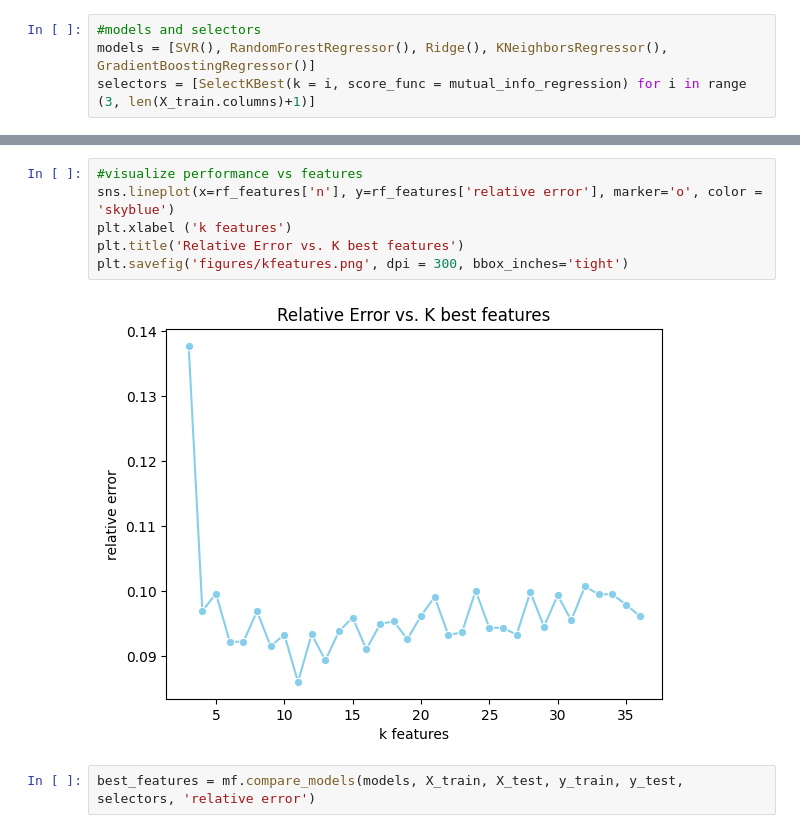
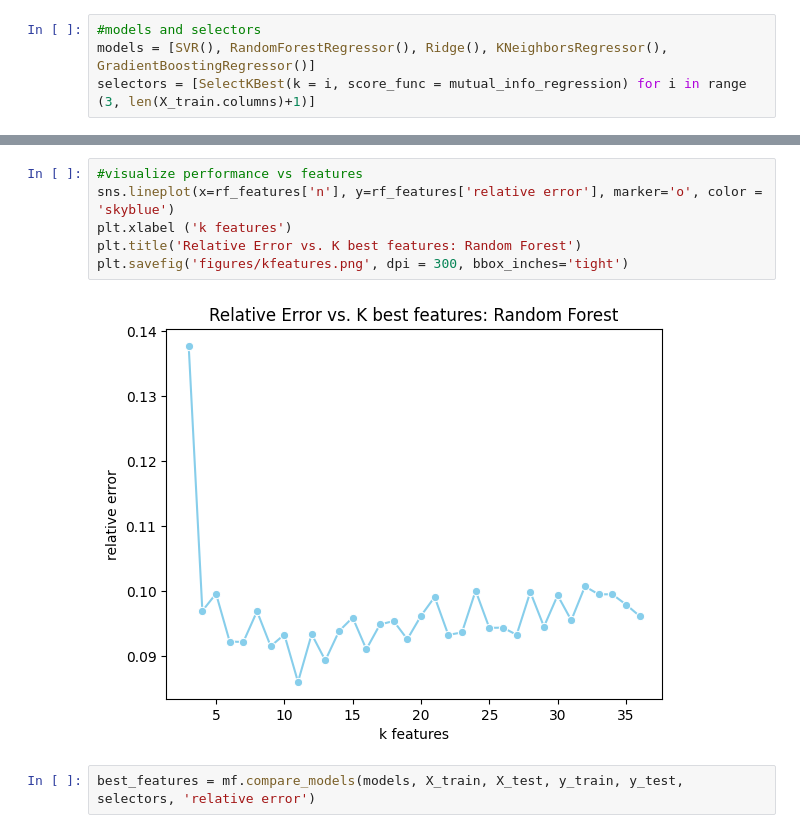
Before and after one commit to York-Solutions-B2E/jenny-huang-aml-student-regression, a Jupyter notebook: regression-grades.ipynb, the cells around one changed output, grey strips where cells are left out. Saved outputs shown, nothing was run; the diff lists cells and outputs as text.

Commit message:
report figures

```diff
--- a/regression-grades.ipynb
+++ b/regression-grades.ipynb
@@ -39,11 +39,11 @@ rf_features.head()
 # %%
 #visualize performance vs features
 sns.lineplot(x=rf_features['n'], y=rf_features['relative error'], marker='o', color = 'skyblue')
 plt.xlabel ('k features')
-plt.title('Relative Error vs. K best features')
+plt.title('Relative Error vs. K best features: Random Forest')
 plt.savefig('figures/kfeatures.png', dpi = 300, bbox_inches='tight')
 # %% [output]
-[figure, old version]
+[figure, new version]
 # %%
 best_features = mf.compare_models(models, X_train, X_test, y_train, y_test, selectors, 'relative error')
 # %%
```
